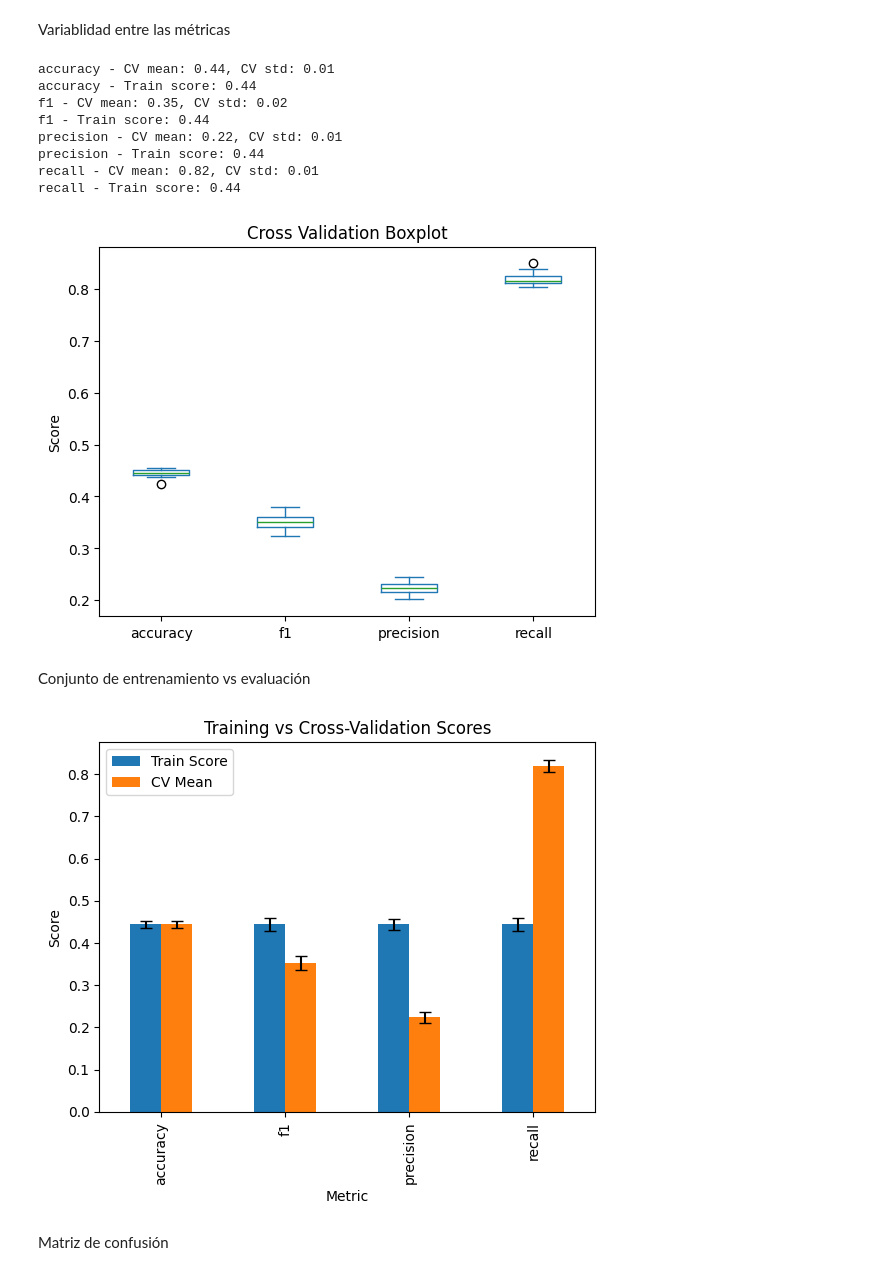
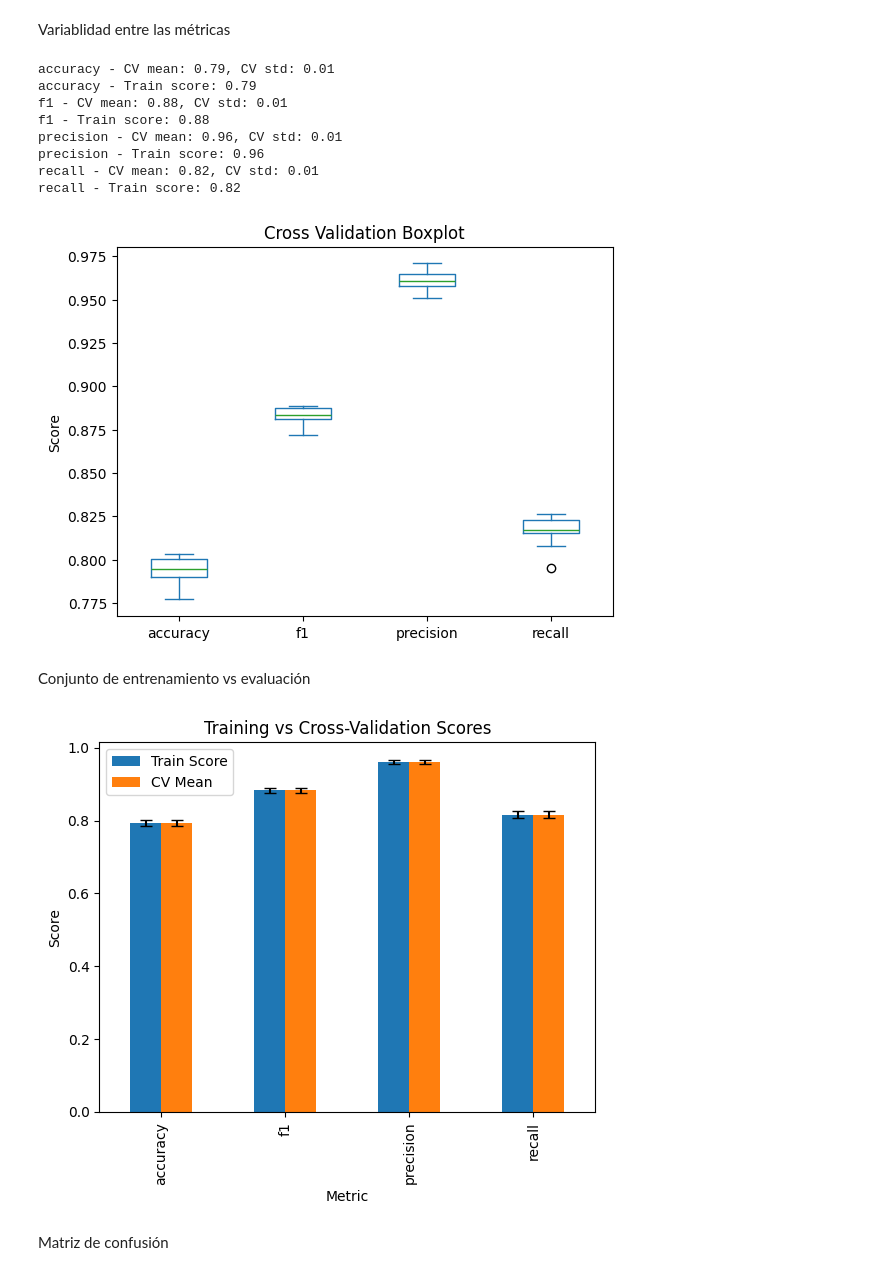
Before and after one commit to Emanuel684/ciencia-datos-prod-riesgo-crediticio, a Jupyter notebook: mlops_pipeline/src/hueristic_model.ipynb, the cells around one changed output. Cells and saved outputs as stored; diff of their text form; code cells hidden in the pictures.

```diff
--- a/mlops_pipeline/src/hueristic_model.ipynb
+++ b/mlops_pipeline/src/hueristic_model.ipynb
@@ -57,7 +58,12 @@ x_train_raw, x_test_raw, y_train, y_test = train_test_split(
     random_state=42,
 )
 
-x_train = pipeline_ml.fit_transform(x_train_raw, y_train)
+# 1. Instanciar y ajustar el pipeline SOLO con el conjunto de entrenamiento
+pipeline_ml = make_pipeline_ml()
+pipeline_ml.fit(x_train_raw, y_train)
+
+# 2. Transformar train y test usando el MISMO pipeline ya ajustado
+x_train = pipeline_ml.transform(x_train_raw)
 x_test = pipeline_ml.transform(x_test_raw)
 # %%
 x_train.shape, y_train.shape
@@ -169,7 +175,9 @@ class HeuristicModel(BaseEstimator, ClassifierMixin):
 
         for _, row in X.iterrows():
             puntaje = row[self.col_puntaje_] if self.col_puntaje_ else 0.0
-            deuda_ingreso = row[self.col_deuda_ingreso_] if self.col_deuda_ingreso_ else 0.0
+            deuda_ingreso = (
+                row[self.col_deuda_ingreso_] if self.col_deuda_ingreso_ else 0.0
+            )
             carga_pago = row[self.col_carga_pago_] if self.col_carga_pago_ else 0.0
             mora = row[self.col_mora_] if self.col_mora_ else 0.0
             is_empleado = row[self.col_empleado_] == 1 if self.col_empleado_ else False
@@ -229,26 +237,24 @@ Variablidad entre las métricas
 # %%
 for metric_name in scoring_metrics:
     mean_score = cv_results_df[metric_name].mean()
     std_score = cv_results_df[metric_name].std()
     train_score = train_results[metric_name]
 
-    print(
-        f"{metric_name} - CV mean: {mean_score:.2f}, CV std: {std_score:.2f}"
-    )
+    print(f"{metric_name} - CV mean: {mean_score:.2f}, CV std: {std_score:.2f}")
     print(f"{metric_name} - Train score: {train_score:.2f}")
 
 # Create a boxplot for the cross-validation results of each metric
 cv_results_df.plot.box(title="Cross Validation Boxplot", ylabel="Score");
 # %% [output]
-accuracy - CV mean: 0.44, CV std: 0.01
-accuracy - Train score: 0.44
-f1 - CV mean: 0.35, CV std: 0.02
-f1 - Train score: 0.44
-precision - CV mean: 0.22, CV std: 0.01
-precision - Train score: 0.44
+accuracy - CV mean: 0.79, CV std: 0.01
+accuracy - Train score: 0.79
+f1 - CV mean: 0.88, CV std: 0.01
+f1 - Train score: 0.88
+precision - CV mean: 0.96, CV std: 0.01
+precision - Train score: 0.96
 recall - CV mean: 0.82, CV std: 0.01
-recall - Train score: 0.44
+recall - Train score: 0.82
-[figure, old version]
+[figure, new version]
 # %% [markdown]
 Conjunto de entrenamiento vs evaluación
 # %%
@@ -272,7 +278,7 @@ metrics_df.plot(
     capsize=4,
 );
 # %% [output]
-[figure, old version]
+[figure, new version]
 # %% [markdown]
 Matriz de confusión
 # %%
```
Also changed, not shown: parts of 16 cells of this notebook, 1 other file.
